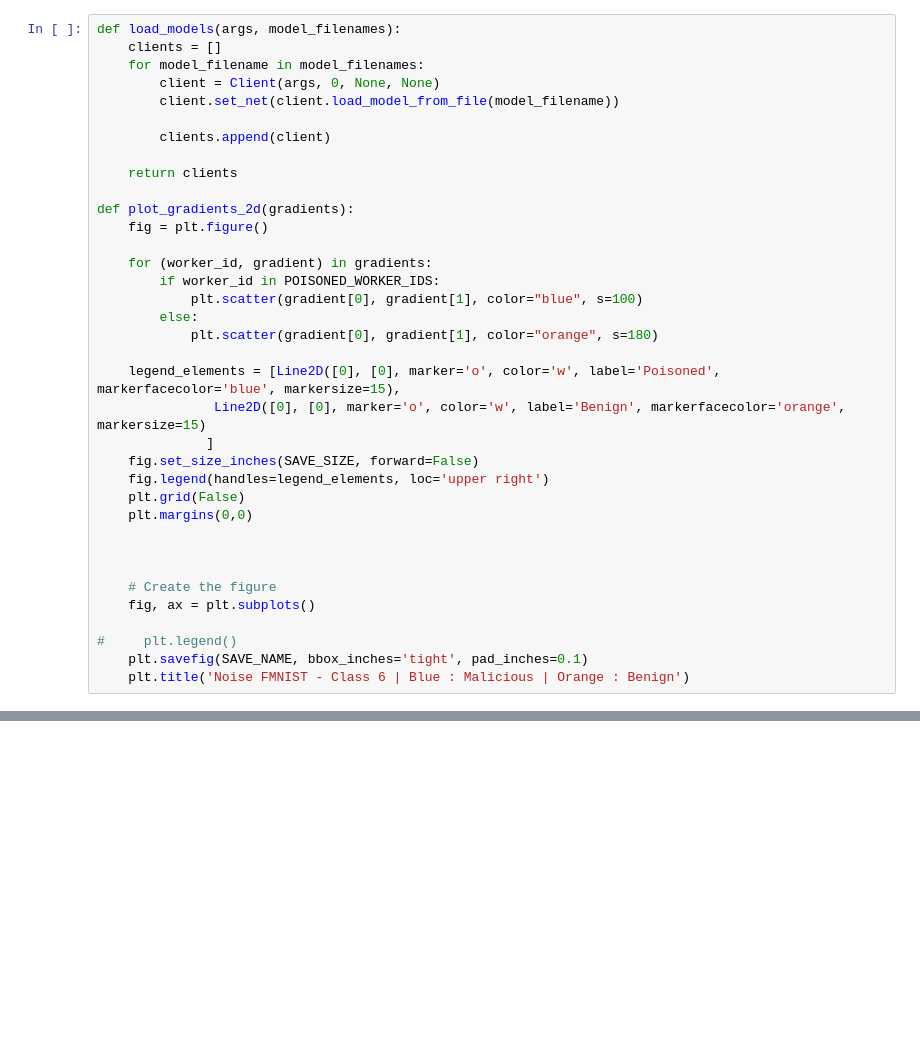
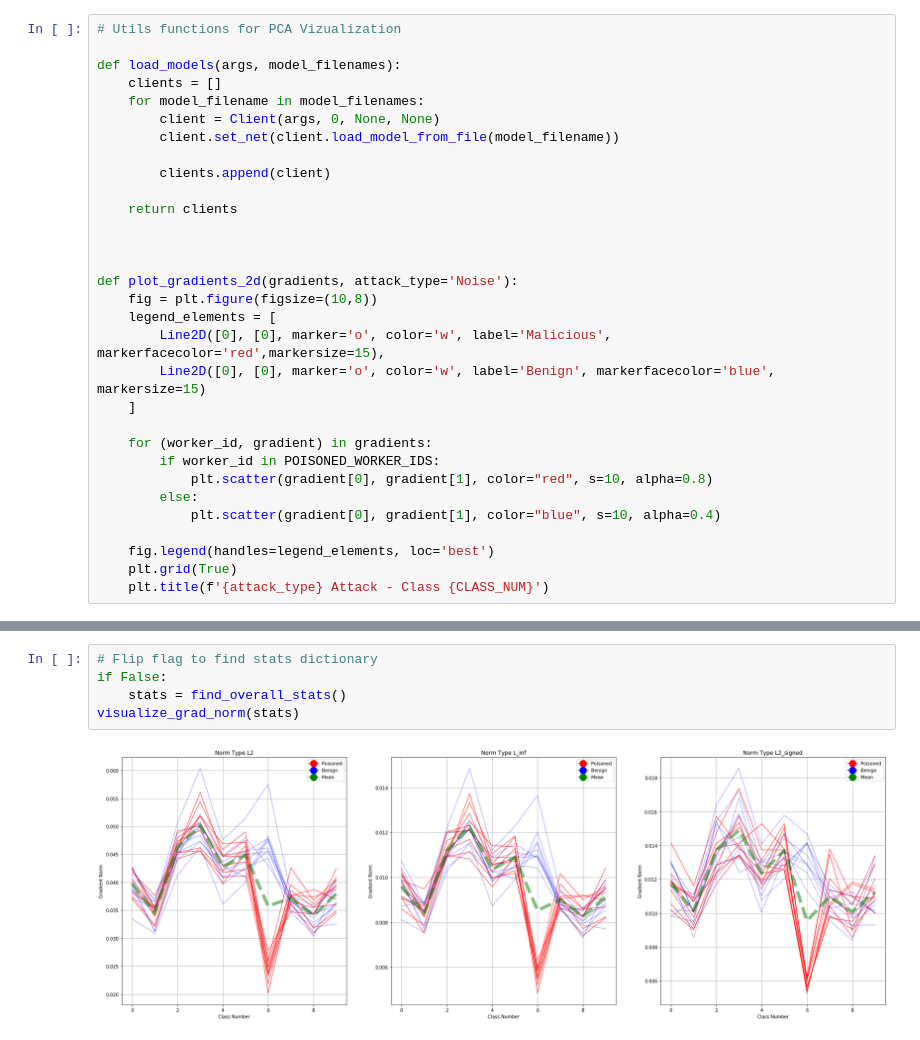
Before and after one commit to deepandas11/DPAttack, a Jupyter notebook: defense_expt.ipynb, the cells around one changed output, grey strips where cells are left out. Saved outputs shown, nothing was run; the diff lists cells and outputs as text; blank space fills up the shorter version.

```diff
--- a/defense_expt.ipynb
+++ b/defense_expt.ipynb
@@ -62,4 +80,6 @@ from matplotlib.lines import Line2D
 # %%
+# Utils functions for PCA Vizualization
+
 def load_models(args, model_filenames):
     clients = []
     for model_filename in model_filenames:
@@ -70,29 +90,22 @@ def load_models(args, model_filenames):
 
     return clients
 
-def plot_gradients_2d(gradients):
-    fig = plt.figure()
+
+
+def plot_gradients_2d(gradients, attack_type='Noise'):
+    fig = plt.figure(figsize=(10,8))
+    legend_elements = [
+        Line2D([0], [0], marker='o', color='w', label='Malicious', markerfacecolor='red',markersize=15),
+        Line2D([0], [0], marker='o', color='w', label='Benign', markerfacecolor='blue', markersize=15)
+    ]
 
     for (worker_id, gradient) in gradients:
         if worker_id in POISONED_WORKER_IDS:
-            plt.scatter(gradient[0], gradient[1], color="blue", s=100)
+            plt.scatter(gradient[0], gradient[1], color="red", s=10, alpha=0.8)
         else:
-            plt.scatter(gradient[0], gradient[1], color="orange", s=180)
+            plt.scatter(gradient[0], gradient[1], color="blue", s=10, alpha=0.4)
 
-    legend_elements = [Line2D([0], [0], marker='o', color='w', label='Poisoned', markerfacecolor='blue', markersize=15),
-               Line2D([0], [0], marker='o', color='w', label='Benign', markerfacecolor='orange', markersize=15)
-              ]
-    fig.set_size_inches(SAVE_SIZE, forward=False)
-    fig.legend(handles=legend_elements, loc='upper right')
-    plt.grid(False)
-    plt.margins(0,0)
-
-
-
-    # Create the figure
-    fig, ax = plt.subplots()
-
-#     plt.legend()
-    plt.savefig(SAVE_NAME, bbox_inches='tight', pad_inches=0.1)
-    plt.title('Noise FMNIST - Class 6 | Blue : Malicious | Orange : Benign')
+    fig.legend(handles=legend_elements, loc='best')
+    plt.grid(True)
+    plt.title(f'{attack_type} Attack - Class {CLASS_NUM}')
 # %%
@@ -186,0 +253,7 @@ for (worker_id, gradient) in ggds:
+# %%
+# Flip flag to find stats dictionary
+if False:
+    stats = find_overall_stats()
+visualize_grad_norm(stats)
+# %% [output]
+[figure, added]
```
Also changed, not shown: parts of 9 cells of this notebook, 2 other files.
